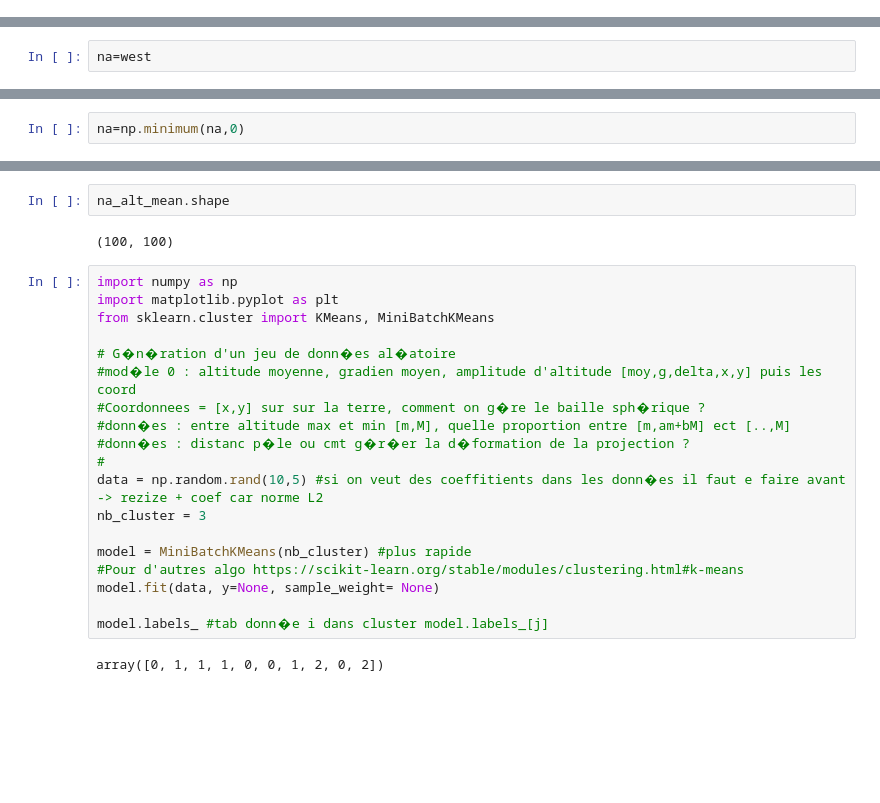
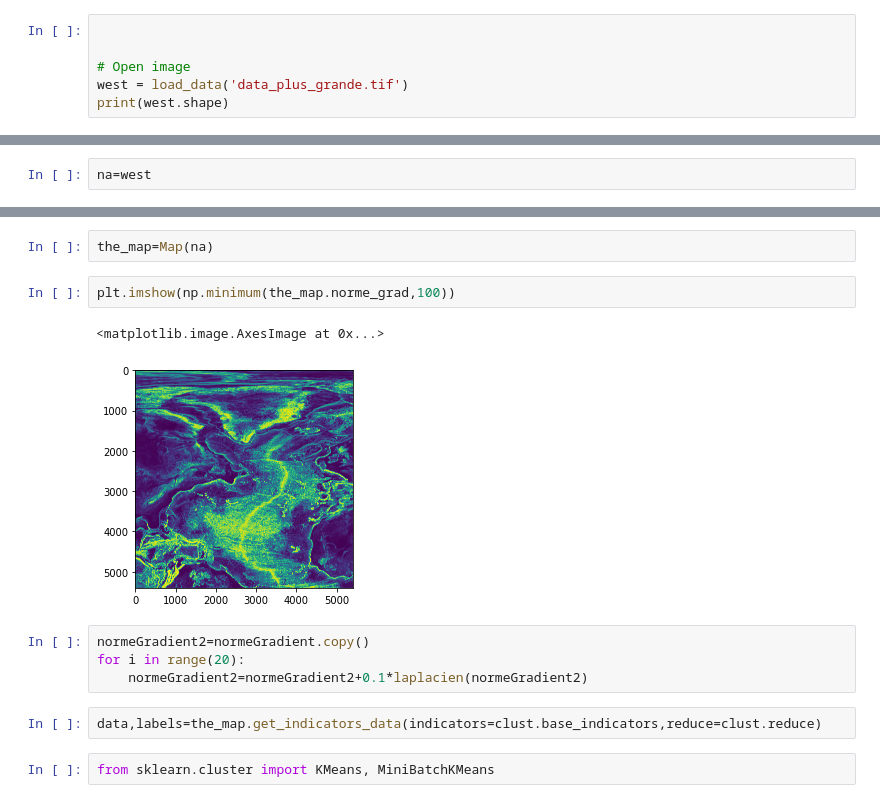
Before and after one commit to nico5655/OceanPSC, a Jupyter notebook: Untitled.ipynb, the cells around one changed output, grey strips where cells are left out. Cells and saved outputs as stored; diff of their text form; blank space fills up the shorter version.

```diff
--- a/Untitled.ipynb
+++ b/Untitled.ipynb
@@ -133,0 +108,6 @@ print(est.shape)
+# %%
+
+
+# Open image
+west = load_data('data_plus_grande.tif')
+print(west.shape)
@@ -170,2 +129,0 @@ del vois
-# %%
-na=np.minimum(na,0)
@@ -312,25 +130,15 @@ plt.imshow(na_alt_mean)
-# %%
-na_alt_mean.shape
-# %% [output]
-(100, 100)
-# %%
-import numpy as np
-import matplotlib.pyplot as plt
-from sklearn.cluster import KMeans, MiniBatchKMeans
-
-# G�n�ration d'un jeu de donn�es al�atoire
-#mod�le 0 : altitude moyenne, gradien moyen, amplitude d'altitude [moy,g,delta,x,y] puis les coord
-#Coordonnees = [x,y] sur sur la terre, comment on g�re le baille sph�rique ?
-#donn�es : entre altitude max et min [m,M], quelle proportion entre [m,am+bM] ect [..,M]
-#donn�es : distanc p�le ou cmt g�r�er la d�formation de la projection ?
-#
-data = np.random.rand(10,5) #si on veut des coeffitients dans les donn�es il faut e faire avant -> rezize + coef car norme L2
-nb_cluster = 3
-
-model = MiniBatchKMeans(nb_cluster) #plus rapide
-#Pour d'autres algo https://scikit-learn.org/stable/modules/clustering.html#k-means
-model.fit(data, y=None, sample_weight= None)
-
-model.labels_ #tab donn�e i dans cluster model.labels_[j]
-# %% [output]
-array([0, 1, 1, 1, 0, 0, 1, 2, 0, 2])
+# %%
+the_map=Map(na)
+# %%
+plt.imshow(np.minimum(the_map.norme_grad,100))
+# %% [output]
+<matplotlib.image.AxesImage at 0x...>
+[figure, added]
+# %%
+normeGradient2=normeGradient.copy()
+for i in range(20):
+    normeGradient2=normeGradient2+0.1*laplacien(normeGradient2)
+# %%
+data,labels=the_map.get_indicators_data(indicators=clust.base_indicators,reduce=clust.reduce)
+# %%
+from sklearn.cluster import KMeans, MiniBatchKMeans
```
Also changed, not shown: parts of 46 cells of this notebook, 8 other files.
